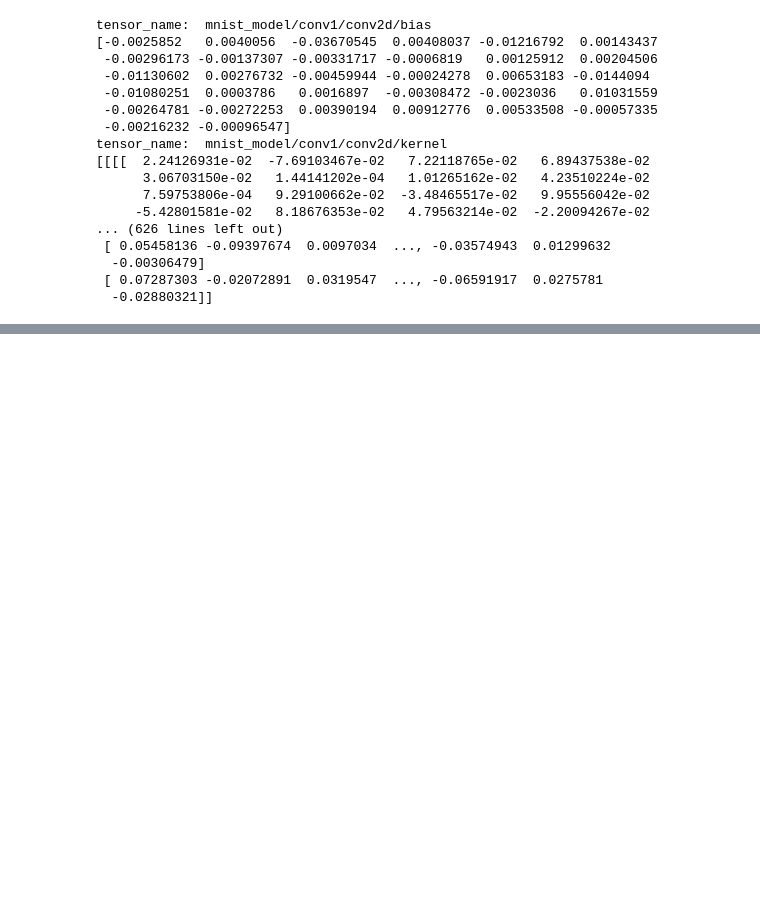
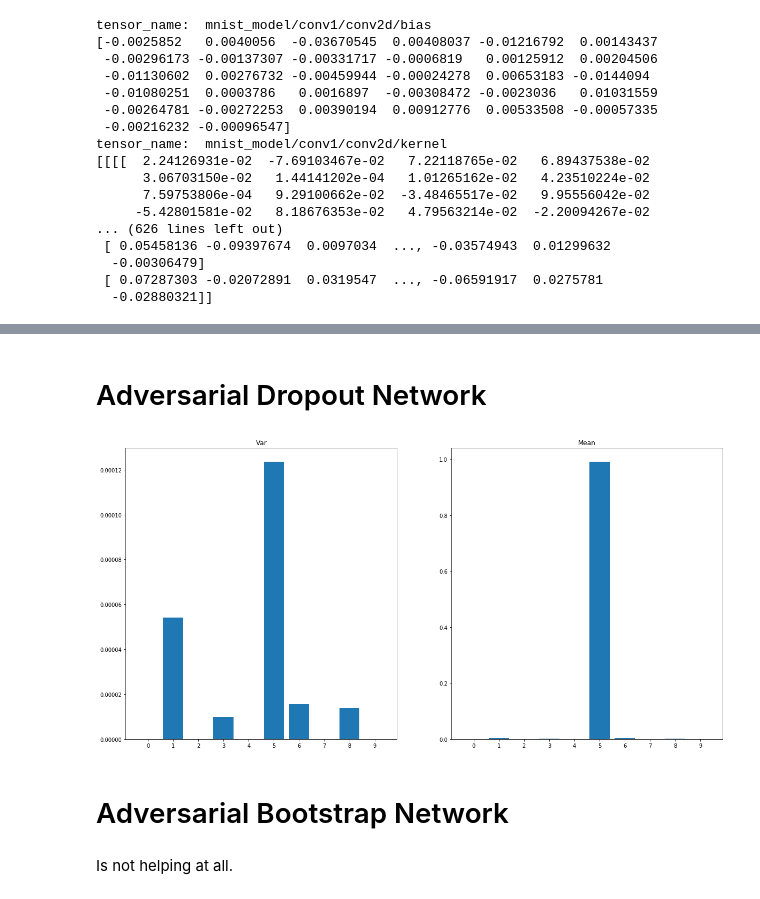
Before and after one commit to hutec/UncertaintyNN, a Jupyter notebook: notebooks/MNIST Adversarial.ipynb, the cells around one changed output, grey strips where cells are left out. Cells and saved outputs as stored; diff of their text form; code cells hidden in the pictures; blank space fills up the shorter version.

Commit message:
Adversarial MNIST attack with bootstrap

```diff
--- a/notebooks/MNIST Adversarial.ipynb
+++ b/notebooks/MNIST Adversarial.ipynb
@@ -94,0 +147,26 @@ with tf.control_dependencies([projected]):
+# %%
+adv_img = imageio.imread("adv_img.png").reshape(784)
+img = imageio.imread("img.png").reshape(784)
+# %% [markdown]
+# Adversarial Dropout Network
+# %%
+n_passes=50
+def dropout_inference(adv_img, n_passes=10):
+    sess.run(assign_op, feed_dict={x: adv_img})
+    y = []
+    for i in range(10):
+        y.append(sess.run(probs, feed_dict={dropout_rate: 0.5})[0])
+
+    fig, axs = plt.subplots(1, 2, figsize=[20, 10])
+    axs[0].bar(ticks, np.array(y).var(axis=0))
+    axs[0].set_title("Var")
+    axs[1].bar(ticks, np.array(y).mean(axis=0))
+    axs[1].set_title("Mean")
+# %%
+dropout_inference(adv_img)
+# %% [output]
+[figure, added]
+# %% [markdown]
+# Adversarial Bootstrap Network
+# %% [markdown]
+Is not helping at all.
```
Also changed, not shown: parts of 14 cells of this notebook, 3 other files.
